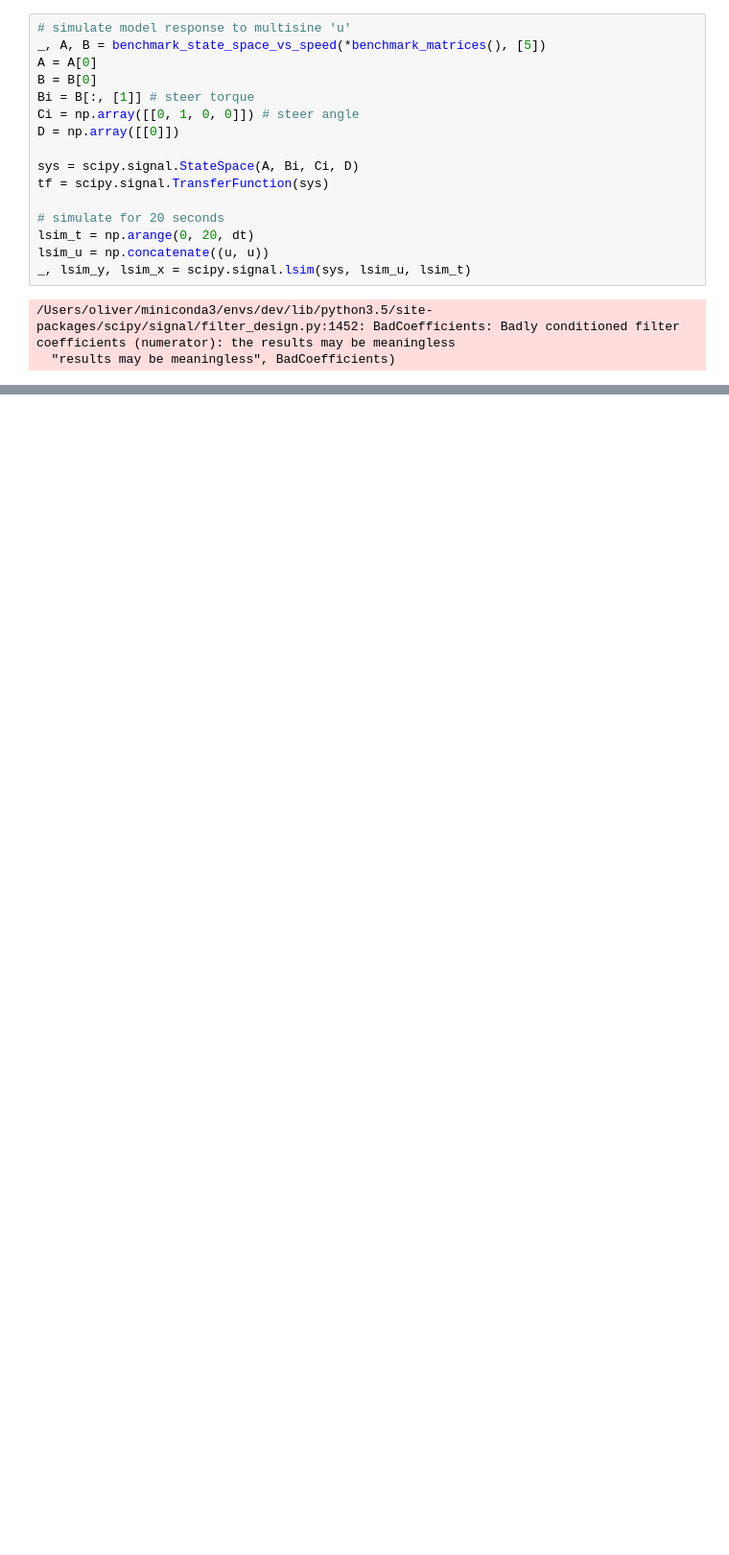
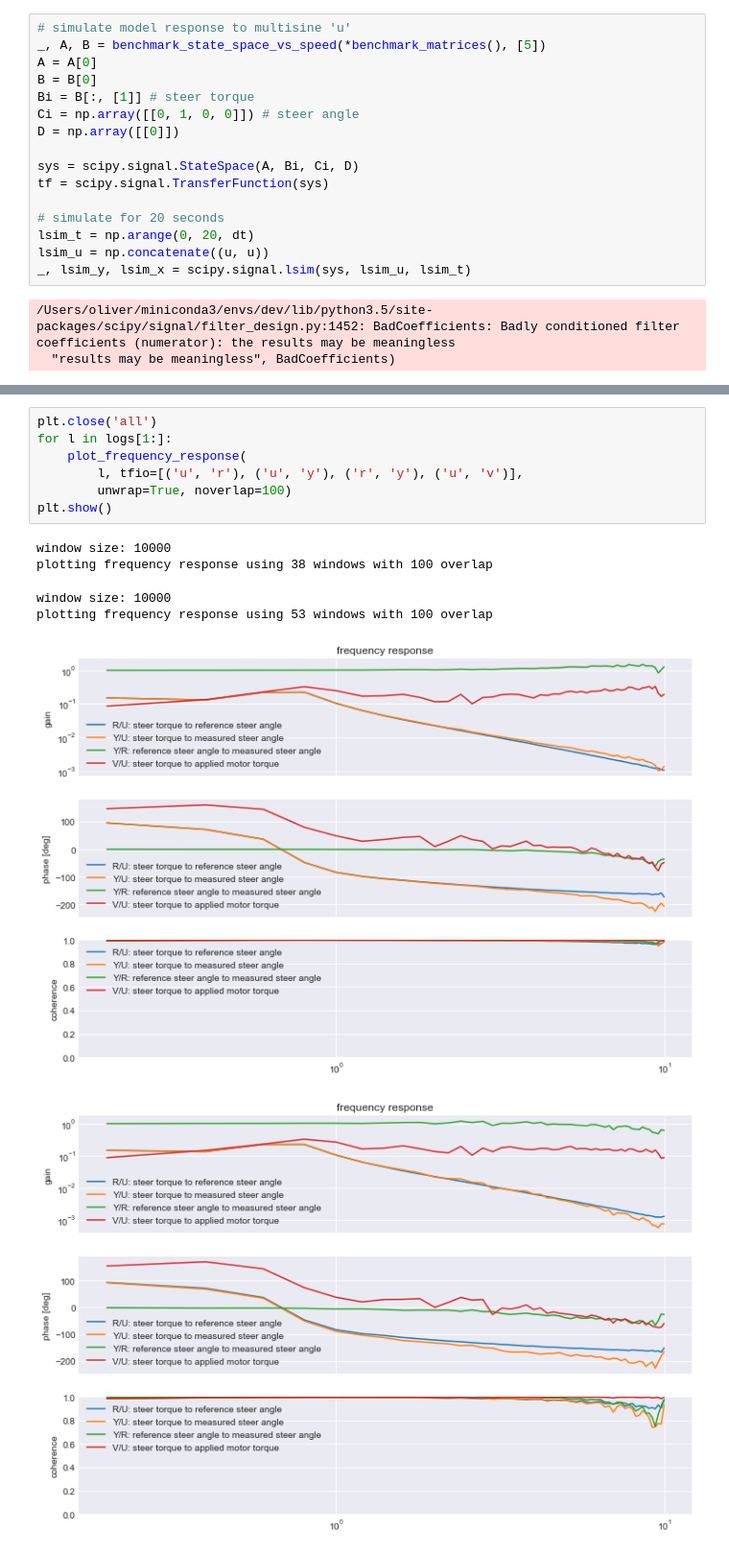
Before and after one commit to oliverlee/phobos, a Jupyter notebook: scripts/controller_frequency_response.ipynb, the cells around one changed output, grey strips where cells are left out. Shown at 96% size. Drawn from its saved outputs; the diff is of its cells as text; blank space fills up the shorter version.

```diff
--- a/scripts/controller_frequency_response.ipynb
+++ b/scripts/controller_frequency_response.ipynb
@@ -356,2 +168,16 @@ def plot_roll_frequency_response(log):
+# %%
+plt.close('all')
+for l in logs[1:]:
+    plot_frequency_response(
+        l, tfio=[('u', 'r'), ('u', 'y'), ('r', 'y'), ('u', 'v')],
+        unwrap=True, noverlap=100)
+plt.show()
+# %% [output]
+window size: 10000
+plotting frequency response using 38 windows with 100 overlap
+window size: 10000
+plotting frequency response using 53 windows with 100 overlap
+[figure, added]
+[figure, added]
 # %%
 plt.close('all')
```
Also changed, not shown: parts of 18 cells of this notebook, 1 other file.
